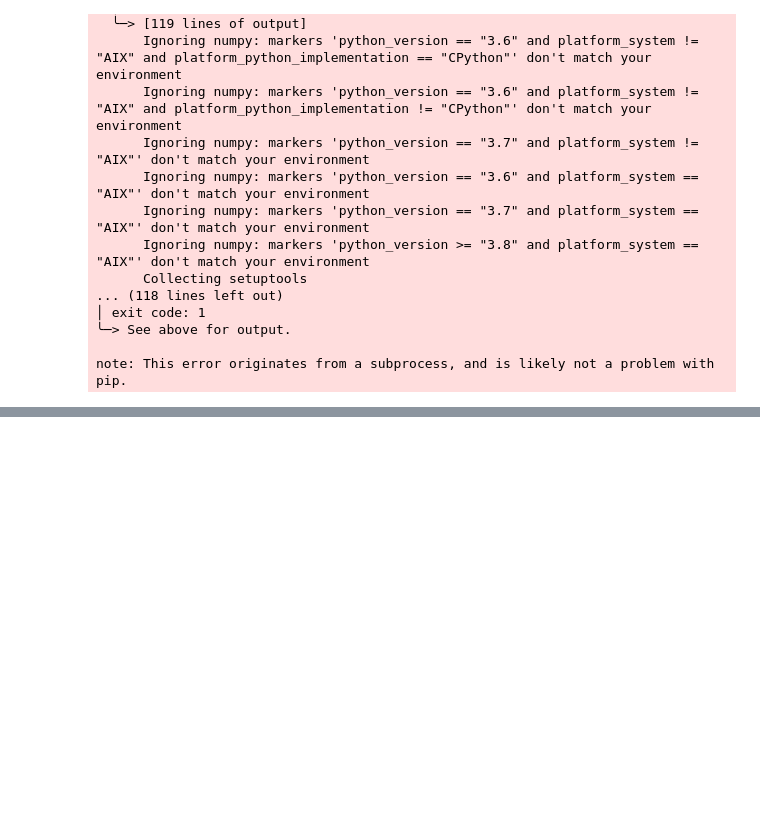
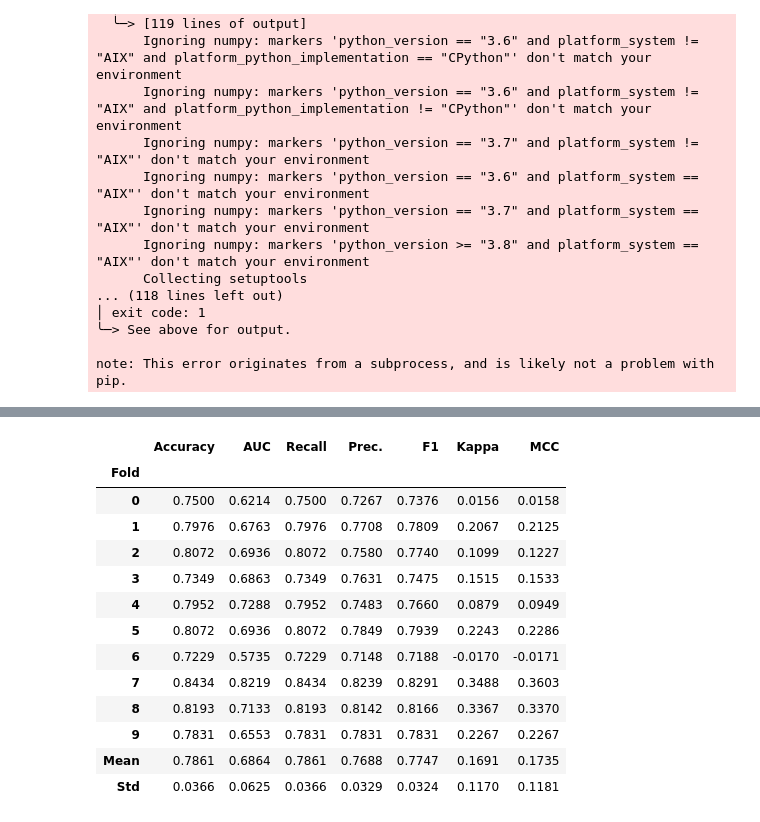
Before and after one commit to marieguib/202409-Precarite-energetique, a Jupyter notebook: 1Modelisation_precarite_energetique.ipynb, the cells around one changed output, grey strips where cells are left out. Saved outputs shown, nothing was run; the diff lists cells and outputs as text; code cells hidden in the pictures; blank space fills up the shorter version.

```diff
--- a/1Modelisation_precarite_energetique.ipynb
+++ b/1Modelisation_precarite_energetique.ipynb
@@ -291,0 +314,5 @@ best_model = compare_models()# Comparaison des modèles
+# %%
+# Création modèle gradient boosting
+
+model_gbc = create_model('gbc') # Création du modèle Gradient Boosting
+# %% [output]
@@ -291,0 +320,14 @@ best_model = compare_models()# Comparaison des modèles
+|  | Accuracy | AUC | Recall | Prec. | F1 | Kappa | MCC |
+| Fold |  |  |  |  |  |  |  |
+| 0 | 0.7500 | 0.6214 | 0.7500 | 0.7267 | 0.7376 | 0.0156 | 0.0158 |
+| 1 | 0.7976 | 0.6763 | 0.7976 | 0.7708 | 0.7809 | 0.2067 | 0.2125 |
+| 2 | 0.8072 | 0.6936 | 0.8072 | 0.7580 | 0.7740 | 0.1099 | 0.1227 |
+| 3 | 0.7349 | 0.6863 | 0.7349 | 0.7631 | 0.7475 | 0.1515 | 0.1533 |
+| 4 | 0.7952 | 0.7288 | 0.7952 | 0.7483 | 0.7660 | 0.0879 | 0.0949 |
+| 5 | 0.8072 | 0.6936 | 0.8072 | 0.7849 | 0.7939 | 0.2243 | 0.2286 |
+| 6 | 0.7229 | 0.5735 | 0.7229 | 0.7148 | 0.7188 | -0.0170 | -0.0171 |
+| 7 | 0.8434 | 0.8219 | 0.8434 | 0.8239 | 0.8291 | 0.3488 | 0.3603 |
+| 8 | 0.8193 | 0.7133 | 0.8193 | 0.8142 | 0.8166 | 0.3367 | 0.3370 |
+| 9 | 0.7831 | 0.6553 | 0.7831 | 0.7831 | 0.7831 | 0.2267 | 0.2267 |
+| Mean | 0.7861 | 0.6864 | 0.7861 | 0.7688 | 0.7747 | 0.1691 | 0.1735 |
+| Std | 0.0366 | 0.0625 | 0.0366 | 0.0329 | 0.0324 | 0.1170 | 0.1181 |
```
Also changed, not shown: parts of 16 cells of this notebook, 1 other file.
